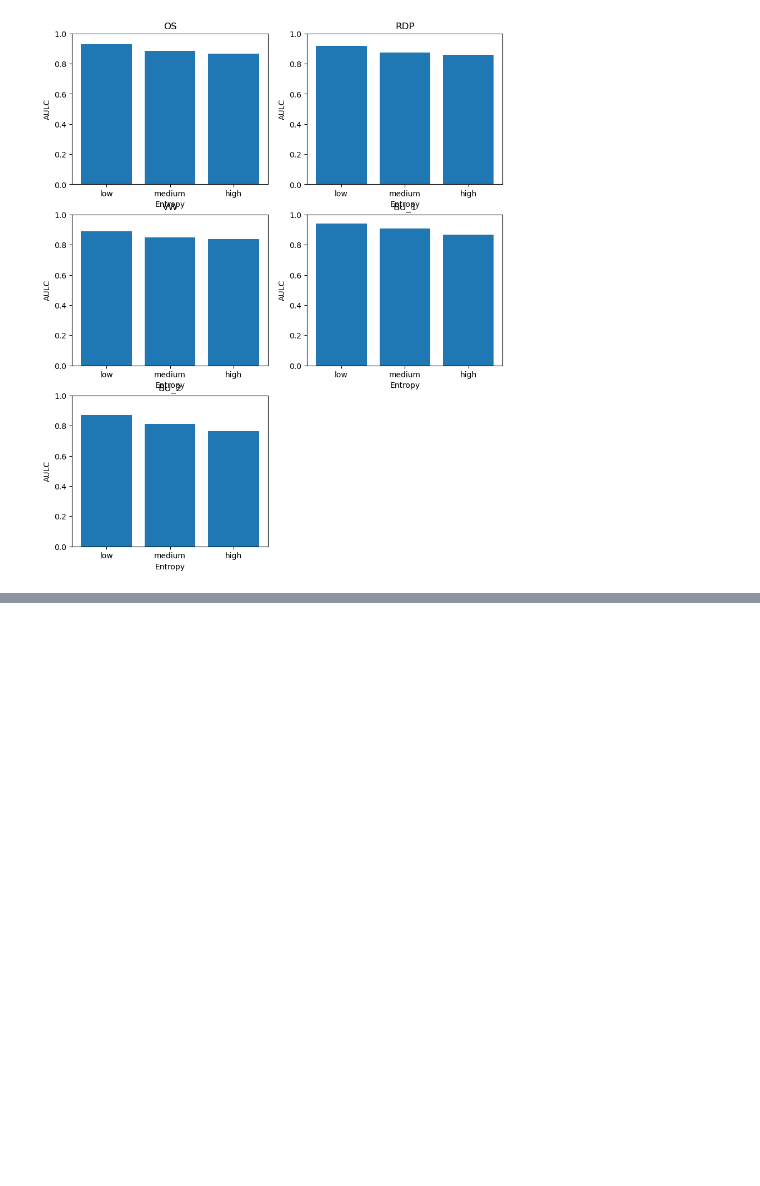
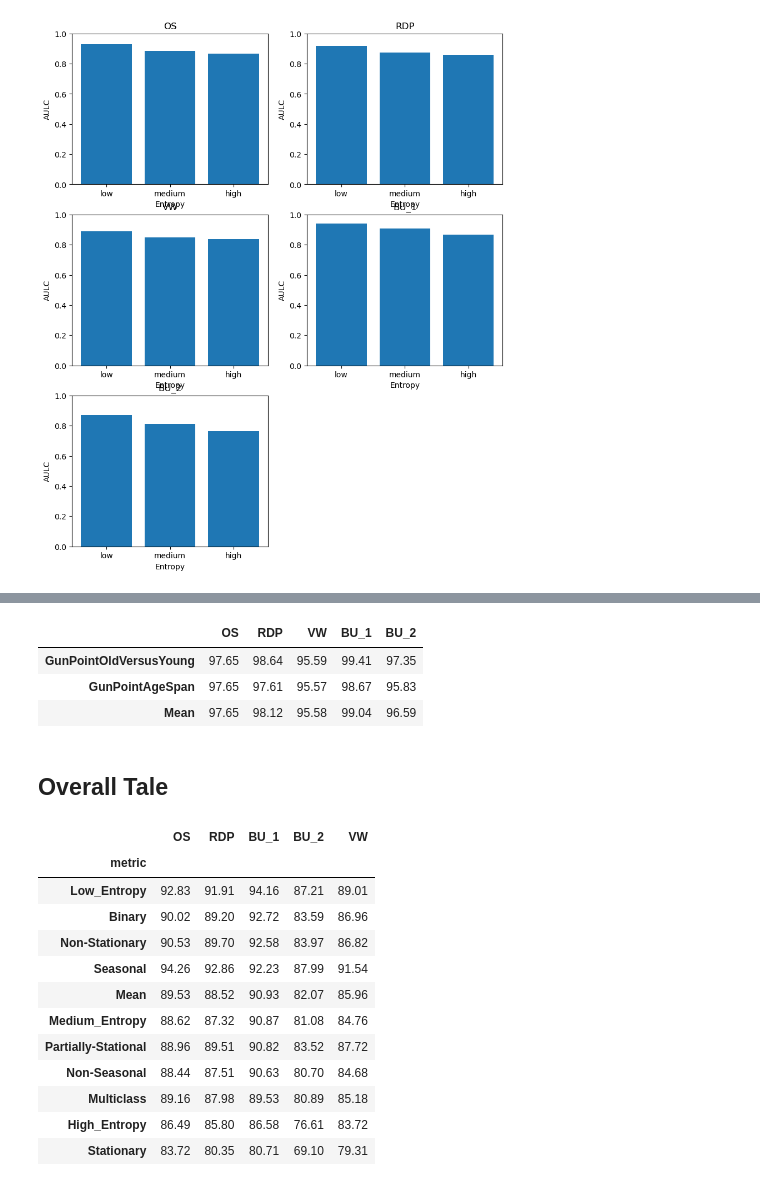
Before and after one commit to femartip/XAI_time_series, a Jupyter notebook: results/global_results.ipynb, the cells around one changed output, grey strips where cells are left out. Saved outputs shown, nothing was run; the diff lists cells and outputs as text; code cells hidden in the pictures; blank space fills up the shorter version.

```diff
--- a/results/global_results.ipynb
+++ b/results/global_results.ipynb
@@ -383,8 +383,8 @@ BU_1:  0.9092842054673371
 BU_2:  0.8206896620608901
 VW:  0.859625239736344
 # %%
-sum_auc = [os_alg_mean_cnn, rdp_alg_mean_cnn, bu_alg_mean_cnn, bu_2_alg_mean_cnn, vw_alg_mean_cnn]
-plt.bar(['OS', 'RDP', 'BU_1', 'BU_2', 'VW'],sum_auc)
+mean_auc_cnn = [os_alg_mean_cnn, rdp_alg_mean_cnn, bu_alg_mean_cnn, bu_2_alg_mean_cnn, vw_alg_mean_cnn]
+plt.bar(['OS', 'RDP', 'BU_1', 'BU_2', 'VW'],mean_auc_cnn)
 plt.title('Mean of AULC per algorithm')
 plt.xlabel('Algorithm')
 plt.ylabel('Sum of AULC')
@@ -678,0 +696,75 @@ plt.show()
+# %%
+auc_perf = np.array([round(result*100,2) for result in results_cnn_best_case["performance"].to_list()])
+simp_alg = results_cnn_best_case["simp_algorithm"].unique()
+auc_perf = np.array_split(auc_perf, 2)
+datasets = results_cnn_best_case["dataset"].unique()
+
+best_resulting_table = pd.DataFrame(auc_perf, columns=simp_alg, index=datasets)
+best_resulting_table.loc["Mean"] = best_resulting_table.select_dtypes(include=['number']).mean()
+best_resulting_table
+# %% [output]
+|  | OS | RDP | VW | BU_1 | BU_2 |
+| GunPointOldVersusYoung | 97.65 | 98.64 | 95.59 | 99.41 | 97.35 |
+| GunPointAgeSpan | 97.65 | 97.61 | 95.57 | 98.67 | 95.83 |
+| Mean | 97.65 | 98.12 | 95.58 | 99.04 | 96.59 |
+# %% [markdown]
+## Overall Tale
+# %%
+#results_cnn_alg_stat_mean
+
+def dataframe_to_dict(df: pd.DataFrame, cls, add_string:str = "") -> dict:
+    df_dict = df.to_dict()
+    assert type(list(df_dict.keys())[0][1]) == type(cls), f"cls not matching types {type(list(df_dict.keys())[0][1])}, {type(cls)}"
+    cls_dict = {key[0]:round(df_dict[key]*100,2) for key in df_dict if key[1] == cls}
+
+    cls_dict["metric"] = add_string
+    return cls_dict
+# %%
+rows = []
+mean_auc_cnn_perc = [value*100 for value in mean_auc_cnn]
+mean = dict(zip(["metric","OS", "RDP", "BU_1", "BU_2", "VW"], ["Mean"]+ mean_auc_cnn_perc))
+rows.append(mean)
+
+class_dict_bin = dataframe_to_dict(results_cnn_alg_bin_vs_mc_mean, "binary", "Binary")
+rows.append(class_dict_bin)
+class_dict_mc = dataframe_to_dict(results_cnn_alg_bin_vs_mc_mean, "multiclass", "Multiclass")
+rows.append(class_dict_mc)
+
+stat_dict_true = dataframe_to_dict(results_cnn_alg_stat_mean, "True", "Stationary")
+rows.append(stat_dict_true)
+stat_dict_false = dataframe_to_dict(results_cnn_alg_stat_mean, "False", "Non-Stationary")
+rows.append(stat_dict_false)
+stat_dict_partial = dataframe_to_dict(results_cnn_alg_stat_mean, "Partial", "Partially-Stational")
+rows.append(stat_dict_partial)
+
+ses_dict_true = dataframe_to_dict(results_cnn_alg_season_mean, True, "Seasonal")
+rows.append(ses_dict_true)
+ses_dict_false = dataframe_to_dict(results_cnn_alg_season_mean, False, "Non-Seasonal")
+rows.append(ses_dict_false)
+
+entropy_dict_true = dataframe_to_dict(results_cnn_alg_entropy_mean, 0, "Low_Entropy")
+rows.append(entropy_dict_true)
+entropy_dict_false = dataframe_to_dict(results_cnn_alg_entropy_mean, 1, "Medium_Entropy")
+rows.append(entropy_dict_false)
+entropy_dict_partial = dataframe_to_dict(results_cnn_alg_entropy_mean, 2, "High_Entropy")
+rows.append(entropy_dict_partial)
+
+pd.set_option('display.precision', 2)
+
+metrics_df = pd.DataFrame.from_dict(rows).sort_values(by='BU_1', ascending=False)
+metrics_df = metrics_df.set_index('metric')
+metrics_df
+# %% [output]
+|  | OS | RDP | BU_1 | BU_2 | VW |
+| metric |  |  |  |  |  |
+| Low_Entropy | 92.83 | 91.91 | 94.16 | 87.21 | 89.01 |
+| Binary | 90.02 | 89.20 | 92.72 | 83.59 | 86.96 |
+| Non-Stationary | 90.53 | 89.70 | 92.58 | 83.97 | 86.82 |
+| Seasonal | 94.26 | 92.86 | 92.23 | 87.99 | 91.54 |
+| Mean | 89.53 | 88.52 | 90.93 | 82.07 | 85.96 |
+| Medium_Entropy | 88.62 | 87.32 | 90.87 | 81.08 | 84.76 |
+| Partially-Stational | 88.96 | 89.51 | 90.82 | 83.52 | 87.72 |
+| Non-Seasonal | 88.44 | 87.51 | 90.63 | 80.70 | 84.68 |
+| Multiclass | 89.16 | 87.98 | 89.53 | 80.89 | 85.18 |
+| High_Entropy | 86.49 | 85.80 | 86.58 | 76.61 | 83.72 |
+| Stationary | 83.72 | 80.35 | 80.71 | 69.10 | 79.31 |
```
Also changed, not shown: parts of 11 cells of this notebook, 1 other file.
